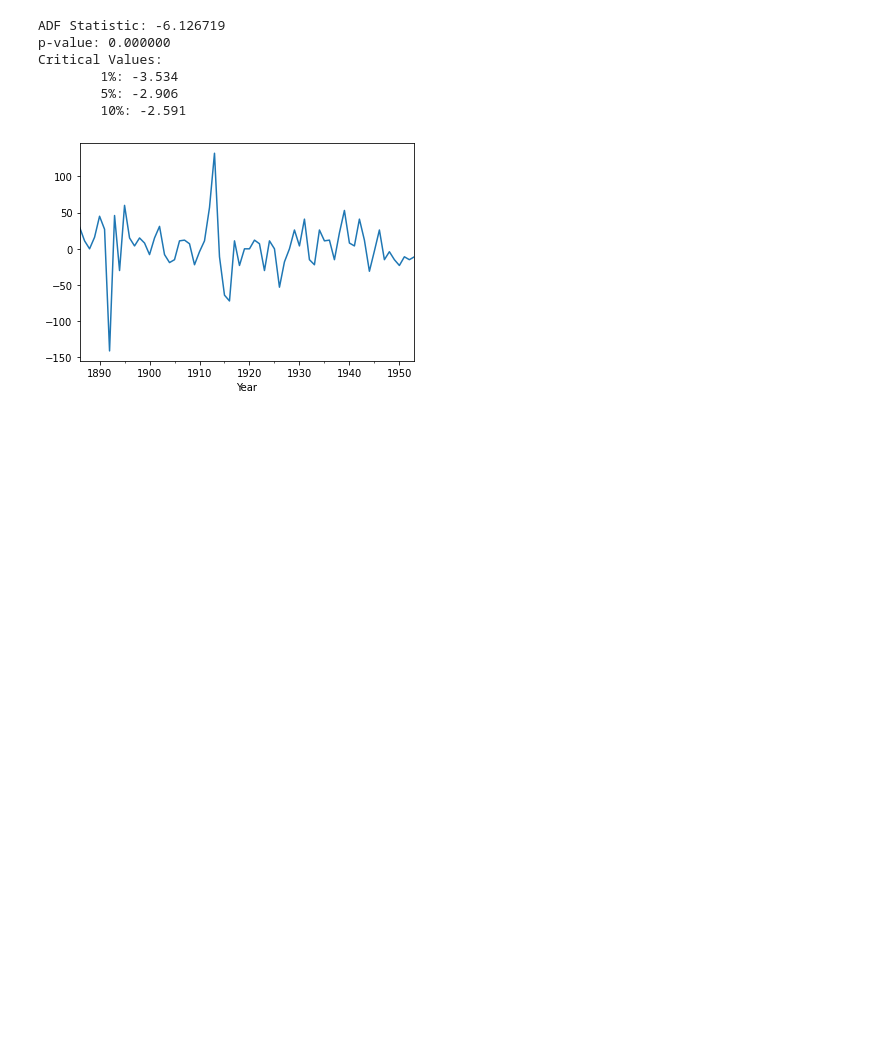
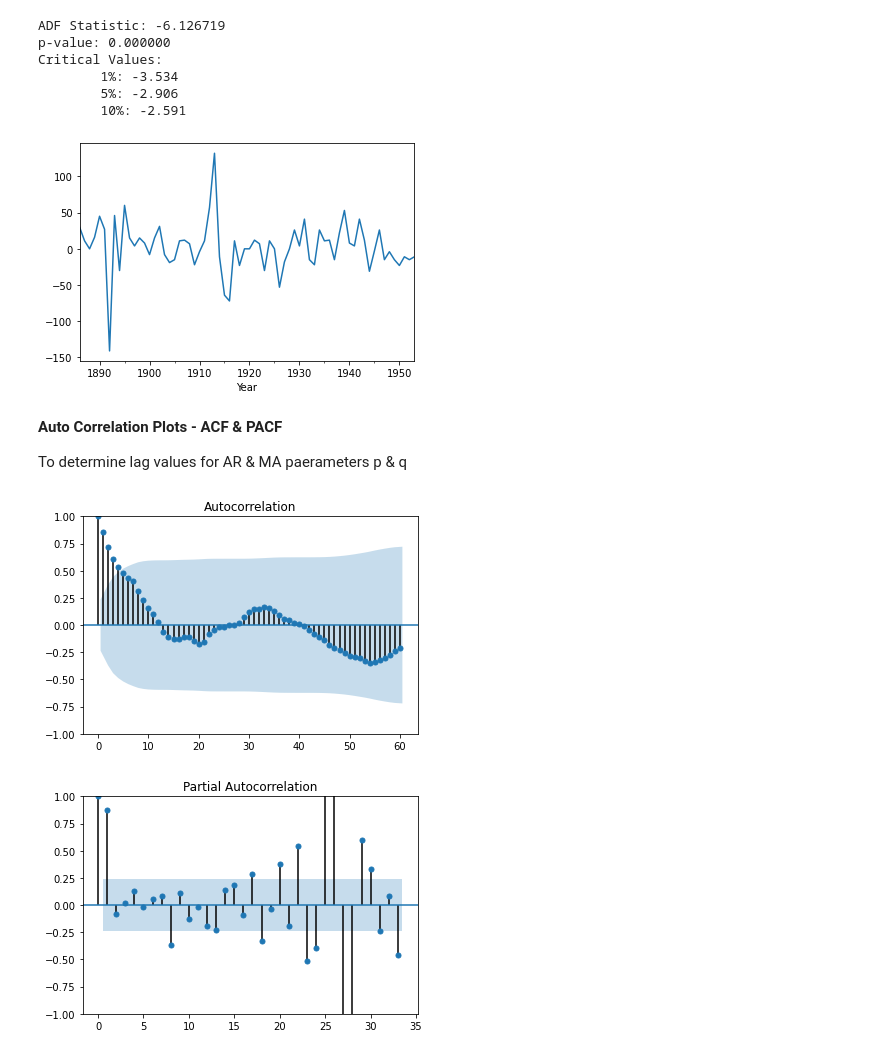
Before and after one commit to kenneth-craig/academyPub, a Jupyter notebook: ARIMA-annual-water-usage.ipynb, the cells around one changed output. Drawn from its saved outputs; the diff is of its cells as text; code cells hidden in the pictures; blank space fills up the shorter version.

```diff
--- a/ARIMA-annual-water-usage.ipynb
+++ b/ARIMA-annual-water-usage.ipynb
@@ -281,3 +281,22 @@ Critical Values:
         5%: -2.906
         10%: -2.591
 [figure]
+# %% [markdown]
+**Auto Correlation Plots - ACF & PACF**
+
+To determine lag values for AR & MA paerameters p & q
+# %%
+import pandas as pd
+from statsmodels.graphics.tsaplots import plot_acf
+from statsmodels.graphics.tsaplots import plot_pacf
+from matplotlib import pyplot
+
+series = pd.read_csv('dev_water.csv', header=0, index_col=0, parse_dates=True, squeeze=True)
+
+plot_acf(series, lags=60, ax=pyplot.gca())
+pyplot.show()
+plot_pacf(series, lags=33, ax=pyplot.gca())
+pyplot.show()
+# %% [output]
+[figure, added]
+[figure, added]
```
Also changed, not shown: parts of 1 cell of this notebook.
